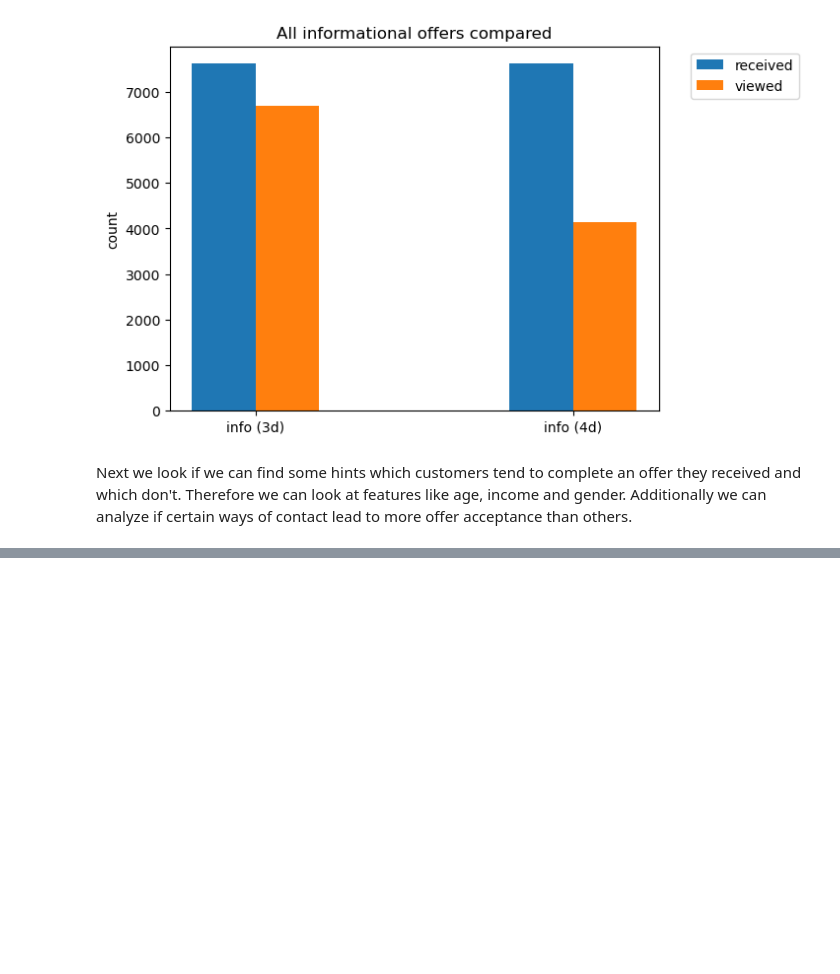
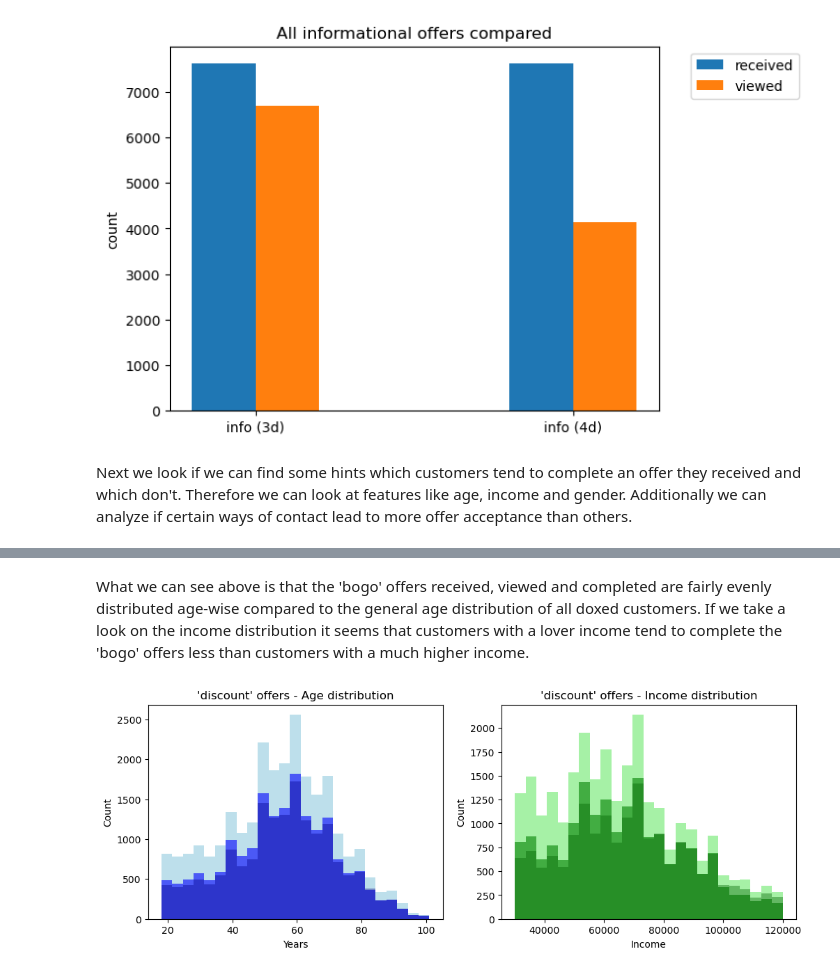
Before and after one commit to Daniel-Hutcheson/starbucks_capstone_project, a Jupyter notebook: Starbucks_Capstone_notebook.ipynb, the cells around one changed output, grey strips where cells are left out. Drawn from its saved outputs; the diff is of its cells as text; code cells hidden in the pictures; blank space fills up the shorter version.

```diff
--- a/Starbucks_Capstone_notebook.ipynb
+++ b/Starbucks_Capstone_notebook.ipynb
@@ -1128,0 +1152,25 @@ Next we look if we can find some hints which customers tend to complete an offer
+# %% [markdown]
+What we can see above is that the 'bogo' offers received, viewed and completed are fairly evenly distributed age-wise compared to the general age distribution of all doxed customers. If we take a look on the income distribution it seems that customers with a lover income tend to complete the 'bogo' offers less than customers with a much higher income.
+# %%
+discount_received = data_doxed[(data_doxed.offer_type == 'discount') & (data_doxed.offer_received == 1)]
+discount_viewed = data_doxed[(data_doxed.offer_type == 'discount') & (data_doxed.offer_viewed == 1)]
+discount_completed = data_doxed[(data_doxed.offer_type == 'discount') & (data_doxed.offer_completed == 1)]
+
+
+fig, (ax1, ax2) = plt.subplots(1, 2, figsize=(12,4))
+
+ax1.hist(discount_received.age, bins=25, alpha=0.8, color='lightblue')
+ax1.hist(discount_viewed.age, bins=25, alpha=0.6, color='blue')
+ax1.hist(discount_completed.age, bins=25, alpha=0.4, color='darkblue');
+ax1.set_title("'discount' offers - Age distribution");
+ax1.set_ylabel('Count');
+ax1.set_xlabel('Years');
+
+ax2.hist(discount_received.income, bins=25, alpha=0.8, color='lightgreen')
+ax2.hist(discount_viewed.income, bins=25, alpha=0.6, color='green')
+ax2.hist(discount_completed.income, bins=25, alpha=0.4, color='darkgreen');
+ax2.set_title("'discount' offers - Income distribution");
+ax2.set_ylabel('Count');
+ax2.set_xlabel('Income');
+# %% [output]
+[figure, added]
```
Also changed, not shown: parts of 9 cells of this notebook.
